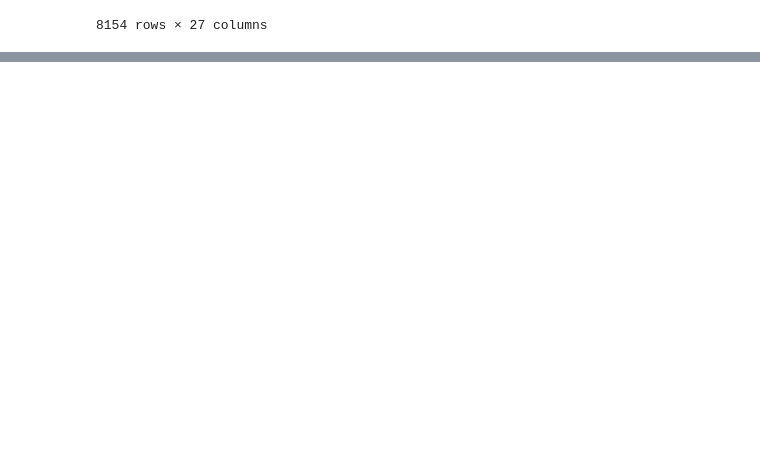
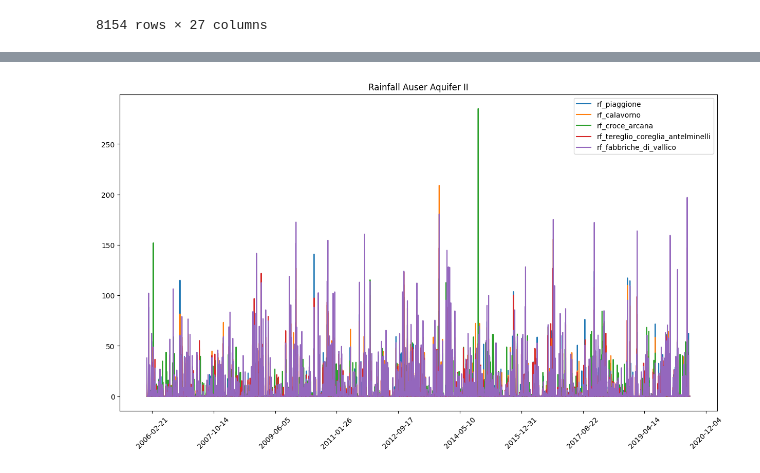
Before and after one commit to jilemp/time-series-project-tutorial, a Jupyter notebook: src/explore.ipynb, the cells around one changed output, grey strips where cells are left out. Drawn from its saved outputs; the diff is of its cells as text; code cells hidden in the pictures; blank space fills up the shorter version.

```diff
--- a/src/explore.ipynb
+++ b/src/explore.ipynb
@@ -29,0 +284,20 @@ df_auser
+# %%
+#explorar el df de auser: lluvia 2
+plt.figure(figsize=(15, 8))
+
+plt.plot(df_auser['Date'], df_auser['Rainfall_Piaggione'], label='rf_piaggione')
+plt.plot(df_auser['Date'], df_auser['Rainfall_Calavorno'], label='rf_calavorno')
+plt.plot(df_auser['Date'], df_auser['Rainfall_Croce_Arcana'], label='rf_croce_arcana')
+plt.plot(df_auser['Date'], df_auser['Rainfall_Tereglio_Coreglia_Antelminelli'], label='rf_tereglio_coreglia_antelminelli')
+plt.plot(df_auser['Date'], df_auser['Rainfall_Fabbriche_di_Vallico'], label='rf_fabbriche_di_vallico')
+
+plt.title('Rainfall Auser Aquifer II')
+plt.xticks(rotation=45)
+
+#reducir numero de xticks
+plt.gca().xaxis.set_major_locator(plt.MaxNLocator(10))
+plt.legend()
+
+plt.show()
+# %% [output]
+[figure, added]
```
Also changed, not shown: parts of 20 cells of this notebook, 1 other file.
